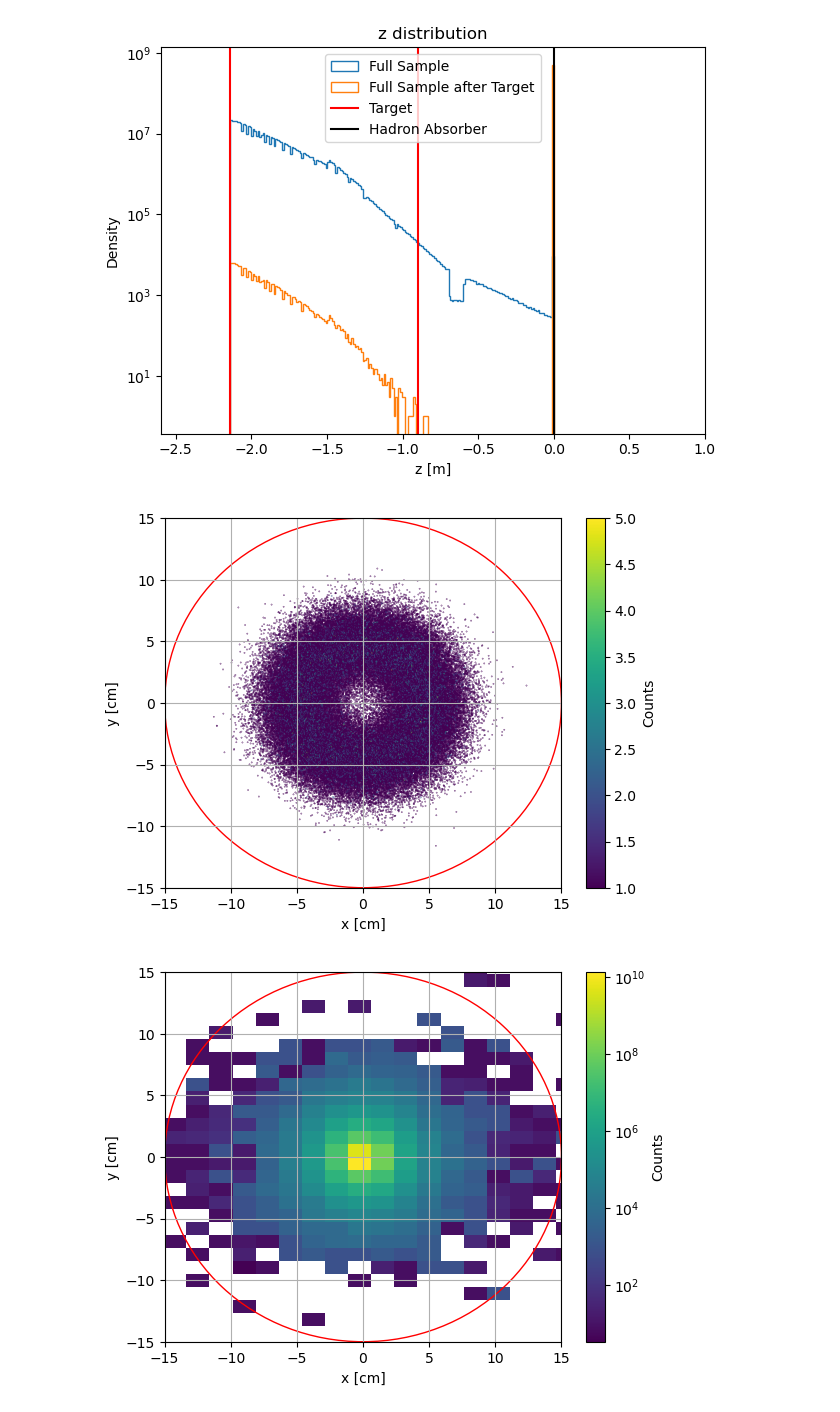
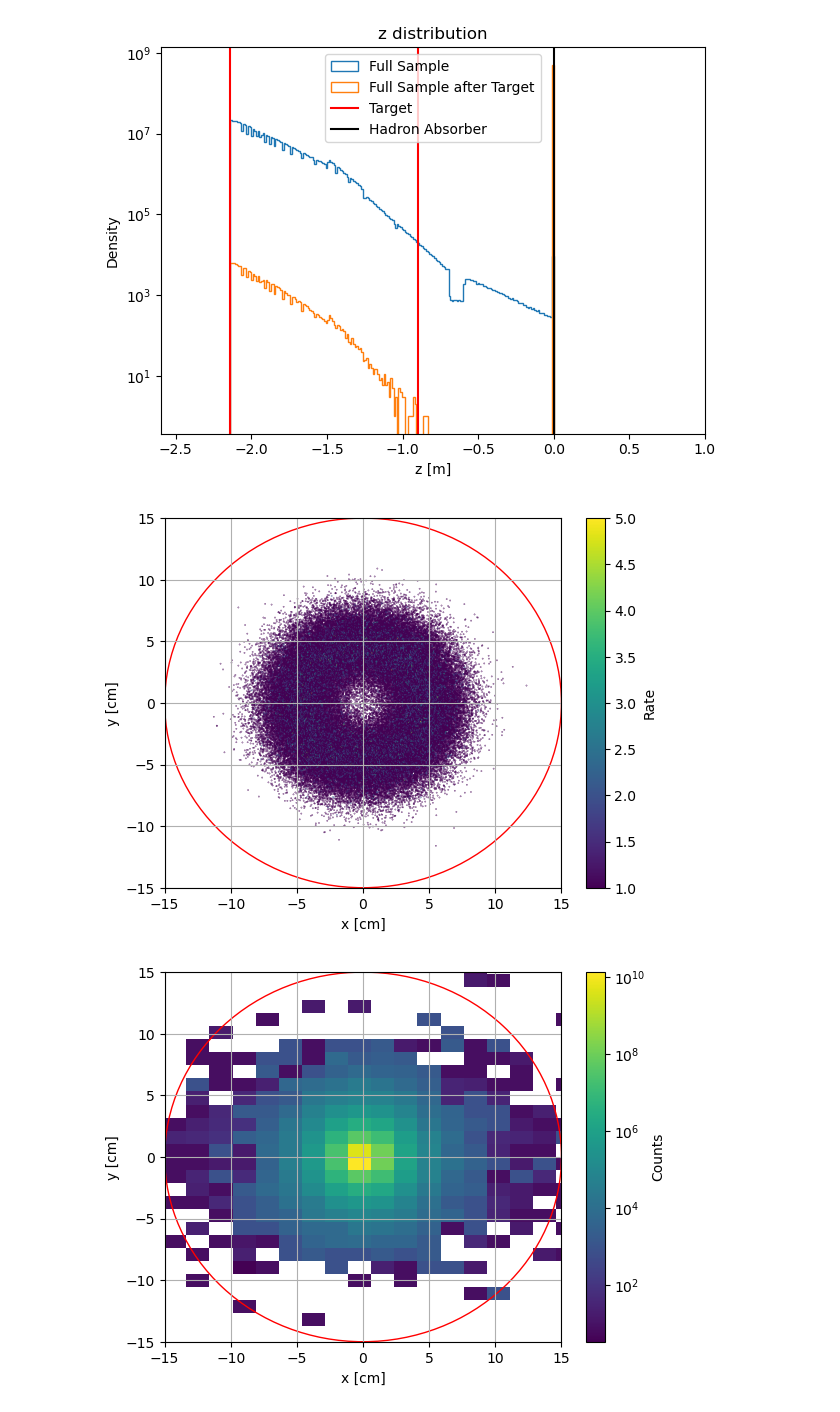
Before and after one commit to lfpc/MuonsAndMatter, a Jupyter notebook: plots/see_input.ipynb, the cells around one changed output. Drawn from its saved outputs; the diff is of its cells as text; code cells hidden in the pictures.

```diff
--- a/plots/see_input.ipynb
+++ b/plots/see_input.ipynb
@@ -149,16 +149,16 @@ plt.show()
 # %%
 plt.xlim(-15,15)
 plt.ylim(-15,15)
 plt.hexbin(x_after_target[z_after_target<-0.5]*100, y_after_target[z_after_target<-0.5]*100, gridsize=1000, cmap='viridis', mincnt=1)
 circ = plt.Circle((0, 0), 15, color='r', fill=False)
 plt.gca().add_patch(circ)
-plt.colorbar(label='Counts')
+plt.colorbar(label='Rate')
 plt.xlabel('x [cm]')
 plt.ylabel('y [cm]')
 plt.grid()
 plt.show()
 # %% [output]
-[figure, old version]
+[figure, new version]
 # %%
 #plt.scatter(x*100,y*100, alpha = 0.1)
 
```
Also changed, not shown: parts of 8 cells of this notebook, 9 other files.
